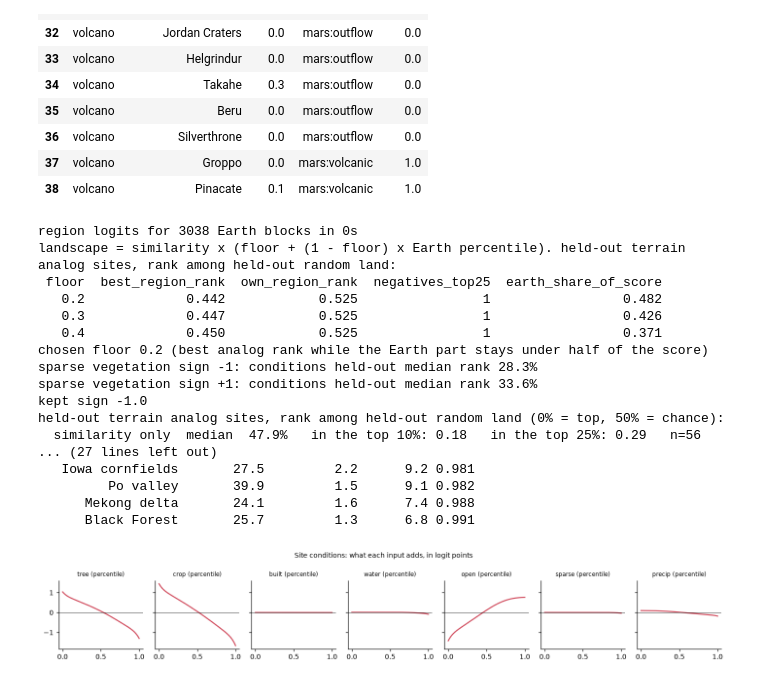
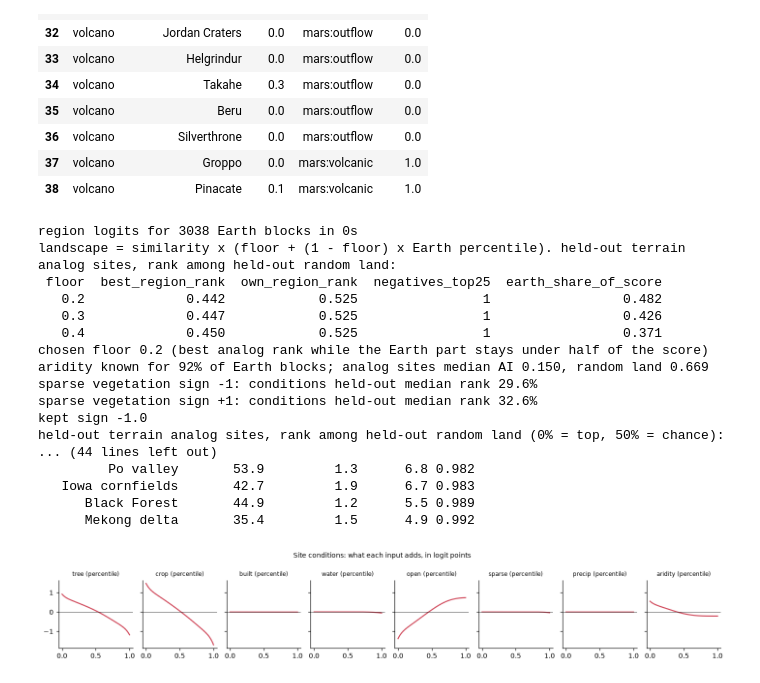
Before and after one commit to jameshou28/common-ground, a Jupyter notebook: ml/model.ipynb, the cells around one changed output. Saved outputs shown, nothing was run; the diff lists cells and outputs as text; code cells hidden in the pictures.

Commit message:
v2.1
changes to v2.1, harsher on surface with weighted gate to combat inflation of surface metrics

```diff
--- a/ml/model.ipynb
+++ b/ml/model.ipynb
@@ -56,7 +56,7 @@ SIZES = {
     "v1": dict(per_region=600, n_random_land=2500, n_volcanoes=300, n_eval=150, n_boot=20),
     "full": dict(per_region=2000, n_random_land=20000, n_volcanoes=400, n_eval=200, n_boot=50),
 }
-MODEL_VERSION = f"regions-2.0.1-{PROFILE}"
+MODEL_VERSION = f"regions-2.1-{PROFILE}"
 CACHE_TAG = "r3"                  # bump when features or sampling change, so old caches aren't reused
 SEED = 20261114
 CFG = dict(
@@ -75,6 +75,10 @@ CFG = dict(
     cover_max=0.3, snap_km=6.0,                # analog sites with more tree/crop/built/water than this get nudged
     discount_floor=0.0,                        # overall = landscape x (floor + (1 - floor) x conditions). 0.4 let farmland through
     earth_floor_grid=(0.2, 0.3, 0.4),           # landscape = similarity x (floor + (1 - floor) x Earth percentile); picked on held-out sites
+    earth_gamma_grid=(1.0, 0.7, 0.5),          # v2.1: Earth factor = floor + (1 - floor) x percentile^gamma; under 1 is gentler on mid-ranked land
+    surface_beta_grid=(0.25, 0.35, 0.5),       # v2.1: overall = landscape x (surface / 100)^beta instead of sqrt(landscape x surface)
+    terrain_power_grid=(1.0, 0.85, 0.75, 0.65, 0.55),  # v2.1: similarity = 100 x p^k; under 1 lifts mid-range matches more than top ones (same order)
+    keep_analog_overall=0.92,                  # v2.1: verified sites' median overall must stay at least this share of v2.0's
     weight_lambda_grid=(0.0, 0.5, 1.0, 2.0),    # library weighting strength (0 = off); picked on held-out sites
     commonness_n=200,                           # random Earth blocks used to measure how common each library block's terrain is
     joint_beta=0.5,                             # weight of landform triplets next to region triplets in the joint loss
@@ -2450,7 +2531,7 @@ def build_mz(models):
         combo_bias=float(TH_COMBO[-1]), top_k=CFG["top_k"], shortlist=CFG["shortlist"],
         gate_names=np.array(rt.GATE_NAMES), gate_table=np.tile(rt.GRID, (len(rt.GATE_NAMES), 1)),
         gate_curve_vals=np.zeros((len(rt.GATE_NAMES), len(rt.GRID))), gate_bias=0.0,
-        discount_floor=CFG["discount_floor"], precip_grid=PRECIP, weight_lambda=float(LAM_W))
+        discount_floor=CFG["discount_floor"], precip_grid=PRECIP, aridity_grid=ARIDITY, weight_lambda=float(LAM_W))
     r_o = np.random.default_rng(SEED + 50)
     for k, s in enumerate(SCALES):
         P = SC[s]
@@ -2702,7 +2783,10 @@ LAND_best = LAND.max(1)
 
 # ---- conditions: tree, crop, built, water, open (bare + snow and ice), sparse vegetation (shrub, grass, moss), rainfall
 antarctic = (earth["lat"] < -60) & np.isnan(earth["bare"])
-env_rows = [dict(tree=0.0, crop=0.0, built=0.0, water=0.0, snow=1.0, bare=0.0, sparse=0.0, precip=earth["precip"][i]) if antarctic[i]
+earth["aridity"] = np.array([0.0 if antarctic[i] else rt.aridity_at(_PrecipOnly, earth["lat"][i], earth["lon"][i]) for i in range(len(earth["set"]))])
+print(f"aridity known for {np.isfinite(earth['aridity']).mean():.0%} of Earth blocks; analog sites median AI "
+      f"{np.nanmedian(earth['aridity'][earth['set'] == 'analog']):.3f}, random land {np.nanmedian(earth['aridity'][earth['set'] == 'random']):.3f}")
+env_rows = [dict(tree=0.0, crop=0.0, built=0.0, water=0.0, snow=1.0, bare=0.0, sparse=0.0, precip=earth["precip"][i], aridity=0.0) if antarctic[i]
             else {g: earth[g][i] for g in rt.ENV_NAMES} for i in range(len(earth["set"]))]
 ENV = np.stack([rt.gate_inputs(e) for e in env_rows])
 gate_table = np.stack([np.quantile(ENV[rand, m][~np.isnan(ENV[rand, m])], rt.GRID) for m in range(ENV.shape[1])])
@@ -2739,7 +2823,7 @@ def held_out_rank(v):
 
 SIGN_TEST = {}
 for sgn in (-1.0, +1.0):
-    signs = tuple(sgn if k == k_sparse else s for k, s in enumerate((-1.0, -1.0, -1.0, -1.0, +1.0, 0.0, -1.0)))
+    signs = tuple(sgn if k == k_sparse else s for k, s in enumerate((-1.0, -1.0, -1.0, -1.0, +1.0, 0.0, -1.0, -1.0)))   # v2.1: + aridity (wetter is worse)
     G_ = gate_oof(signs)
     SIGN_TEST[sgn] = (signs, G_, float(np.median(held_out_rank(G_))))
     print(f"sparse vegetation sign {sgn:+.0f}: conditions held-out median rank {SIGN_TEST[sgn][2]:.1f}%")
@@ -2785,46 +2869,90 @@ print(TAGS_T.groupby("region").agg(n=("site", "size"), own_rank=("own_rank", "me
 # ---- v1.3.1 display scale: surface out of its real maximum, overall = geometric mean, Earth percentile reference per world
 SURFACE_MAX = float(np.nanmax(COND_ALL))               # the highest surface score any Earth block reaches (the curves' joint max is unreachable)
 SURF100 = np.minimum(100.0, 100.0 * COND_ALL / SURFACE_MAX)
-OVER = np.sqrt(np.clip(LAND, 0, None) * SURF100[:, None])
+OVER = None   # set below, after the v2.1 search
 w_cols = {w: [k for k, key in enumerate(REGION_KEYS) if key.startswith(w + ":")] for w in WORLDS}
+
+# ---- v2.1: Earth factor shape (gamma) and how surface enters overall (beta), picked together on held-out sites.
+# rules: the negative set passes, verified sites' median overall stays >= keep_analog_overall x v2.0's (no blanket drop),
+# then the best analog rank; ties go to the larger beta (less surface inflation)
+def land_g(Pct, floor, gamma, power=1.0):
+    return np.nan_to_num(100 * expit(EL) ** power * (floor + (1 - floor) * Pct ** gamma), nan=-1.0)
+
+
+def comb(L, S, beta):
+    return np.sqrt(np.clip(L, 0, None) * S) if beta is None else np.clip(L, 0, None) * (S / 100.0) ** beta
+
+
+def grade(floor, gamma, beta, power=1.0):
+    Ov = comb(land_g(P_half, floor, gamma, power), SURF100[:, None], beta)
+    best_hold = Ov[HOLD].max(1)
+    best_an = np.array([site_score(Ov, i).max() for i in an_eval])
+    return dict(floor=floor, gamma=gamma, beta=beta if beta is not None else "sqrt", power=power, analog_rank=float(np.median(ranks(best_an, best_hold))),
+                negatives_top25=int((ranks(Ov[neg_idx].max(1), best_hold) < 0.25).sum()), analog_median=float(np.median(best_an)),
+                random_median=float(np.median(best_hold)), random_p90=float(np.percentile(best_hold, 90)))
+
+
+BASE = grade(EARTH_FLOOR, 1.0, None)                     # v2.0: chosen floor, gamma 1, sqrt
+COMBO = pd.DataFrame([BASE] + [grade(f, g, b, k) for f in CFG["earth_floor_grid"] for g in CFG["earth_gamma_grid"]
+                               for b in CFG["surface_beta_grid"] for k in CFG["terrain_power_grid"]])
+COMBO["spread"] = COMBO.analog_median - COMBO.random_median        # how far verified sites stand above ordinary land
+ok_c = COMBO[(COMBO.beta != "sqrt") & (COMBO.negatives_top25 == 0) & (COMBO.analog_median >= CFG["keep_analog_overall"] * BASE["analog_median"])
+             & (COMBO.random_median <= BASE["random_median"])]
+if len(ok_c):
+    # best analog rank (to 1%), then the widest spread, then the least lift and the most surface discount
+    pick_c = ok_c.assign(rank_r=ok_c.analog_rank.round(2)).sort_values(["rank_r", "spread", "power", "beta"], ascending=[True, False, False, False]).iloc[0]
+else:                                                    # nothing meets both: keep sites up first, then the least inflation
+    pick_c = COMBO[COMBO.beta != "sqrt"].assign(gap=lambda d: (CFG["keep_analog_overall"] * BASE["analog_median"] - d.analog_median).clip(lower=0)) \
+        .sort_values(["gap", "random_median"]).iloc[0]
+EARTH_FLOOR, EARTH_GAMMA, SURF_BETA, TERRAIN_POWER = float(pick_c.floor), float(pick_c.gamma), float(pick_c.beta), float(pick_c.power)
+print("v2.1 overall = landscape x (surface/100)^beta, landscape = similarity x (floor + (1 - floor) x percentile^gamma). held-out:")
+print(f"{len(COMBO)} settings, {len(ok_c)} meet the rules; the 15 best by analog rank, and v2.0 first:")
+print(pd.concat([COMBO.iloc[:1], ok_c.sort_values("analog_rank").head(15) if len(ok_c) else COMBO.iloc[1:16]]).round(3).to_string(index=False))
+print(f"chosen floor {EARTH_FLOOR}, gamma {EARTH_GAMMA}, beta {SURF_BETA}, power {TERRAIN_POWER}: analog median {pick_c.analog_median:.1f}, "
+      f"random median {pick_c.random_median:.1f}, rank {pick_c.analog_rank:.3f} (v2.0: analog median overall {BASE['analog_median']:.1f}, "
+      f"random land median {BASE['random_median']:.1f})")
+LAND = land_g(P_all, EARTH_FLOOR, EARTH_GAMMA, TERRAIN_POWER)
+LAND_best = LAND.max(1)
+OVER = comb(LAND, SURF100[:, None], SURF_BETA)
+MZ.update(earth_floor=EARTH_FLOOR, earth_gamma=EARTH_GAMMA, surface_beta=SURF_BETA, terrain_power=TERRAIN_POWER)
 MZ.update(surface_max=SURFACE_MAX, **{f"overall_ref__{w}": np.sort(OVER[rand_idx][:, ks].max(1)).astype(np.float32) for w, ks in w_cols.items()})
 model = rt.Model(MZ)
 print(f"surface max {SURFACE_MAX:.1f}; overall on random land, median / 90th / 99th:", {w: np.percentile(OVER[rand_idx][:, ks].max(1), [50, 90, 99]).round(0).tolist() for w, ks in w_cols.items()})
 
 # ---- standing negative test set: none should reach the top 25% of random land on overall
 neg_rank = (OVER[rand_idx].max(1)[None, :] > OVER[neg_idx].max(1)[:, None]).mean(1)
 NEG = pd.DataFrame(dict(place=earth["name"][neg_idx], landscape=LAND_best[neg_idx].round(1), conditions=COND_ALL[neg_idx].round(1),
                         overall=OVER[neg_idx].max(1).round(1), rank=neg_rank.round(3))).sort_values("rank")
 print(f"negative set: {(neg_rank < 0.25).sum()} of {len(neg_idx)} in the top 25% of random land -> {'PASS' if (neg_rank < 0.25).sum() == 0 else 'FAIL'}")
 print(NEG.to_string(index=False))
 np.savez_compressed(CACHE / f"earth_scores_{PROFILE}_{CACHE_TAG}.npz", logit=EL, per_scale=EL_SCALE, landscape=LAND, overall=OVER, conditions=COND_ALL,
                     name=earth["name"], set=earth["set"], lat=earth["lat"], lon=earth["lon"], regions=np.array(REGION_KEYS), scales=np.array(SCALES))
 
 fig, axes = plt.subplots(1, len(rt.GATE_NAMES), figsize=(13, 2.2), sharey=True)
 for m, ax in enumerate(axes):
     ax.plot(rt.GRID, model.gate_curve[m], color="#d1495b"); ax.axhline(0, c="k", lw=0.5)
     ax.set_title(f"{rt.GATE_NAMES[m]} (percentile)", fontsize=8)
 plt.suptitle("Site conditions: what each input adds, in logit points", fontsize=9)
 plt.tight_layout(); plt.show()
 # %% [output]
 region logits for 3038 Earth blocks in 0s
 landscape = similarity x (floor + (1 - floor) x Earth percentile). held-out terrain analog sites, rank among held-out random land:
  floor  best_region_rank  own_region_rank  negatives_top25  earth_share_of_score
    0.2             0.442            0.525                1                 0.482
    0.3             0.447            0.525                1                 0.426
    0.4             0.450            0.525                1                 0.371
 chosen floor 0.2 (best analog rank while the Earth part stays under half of the score)
-sparse vegetation sign -1: conditions held-out median rank 28.3%
-sparse vegetation sign +1: conditions held-out median rank 33.6%
+aridity known for 92% of Earth blocks; analog sites median AI 0.150, random land 0.669
+sparse vegetation sign -1: conditions held-out median rank 29.6%
+sparse vegetation sign +1: conditions held-out median rank 32.6%
 kept sign -1.0
 held-out terrain analog sites, rank among held-out random land (0% = top, 50% = chance):
-  similarity only  median  47.9%   in the top 10%: 0.18   in the top 25%: 0.29   n=56
-... (27 lines left out)
-   Iowa cornfields       27.5         2.2      9.2 0.981
-         Po valley       39.9         1.5      9.1 0.982
-      Mekong delta       24.1         1.6      7.4 0.988
-      Black Forest       25.7         1.3      6.8 0.991
+... (44 lines left out)
+         Po valley       53.9         1.3      6.8 0.982
+   Iowa cornfields       42.7         1.9      6.7 0.983
+      Black Forest       44.9         1.2      5.5 0.989
+      Mekong delta       35.4         1.5      4.9 0.992
-[figure, old version]
+[figure, new version]
 # %%
 # ---- v2.0 landform scores: calibration, Earth reference and validation
 from collections import Counter
```
Also changed, not shown: parts of 13 cells of this notebook, 9 other files.
